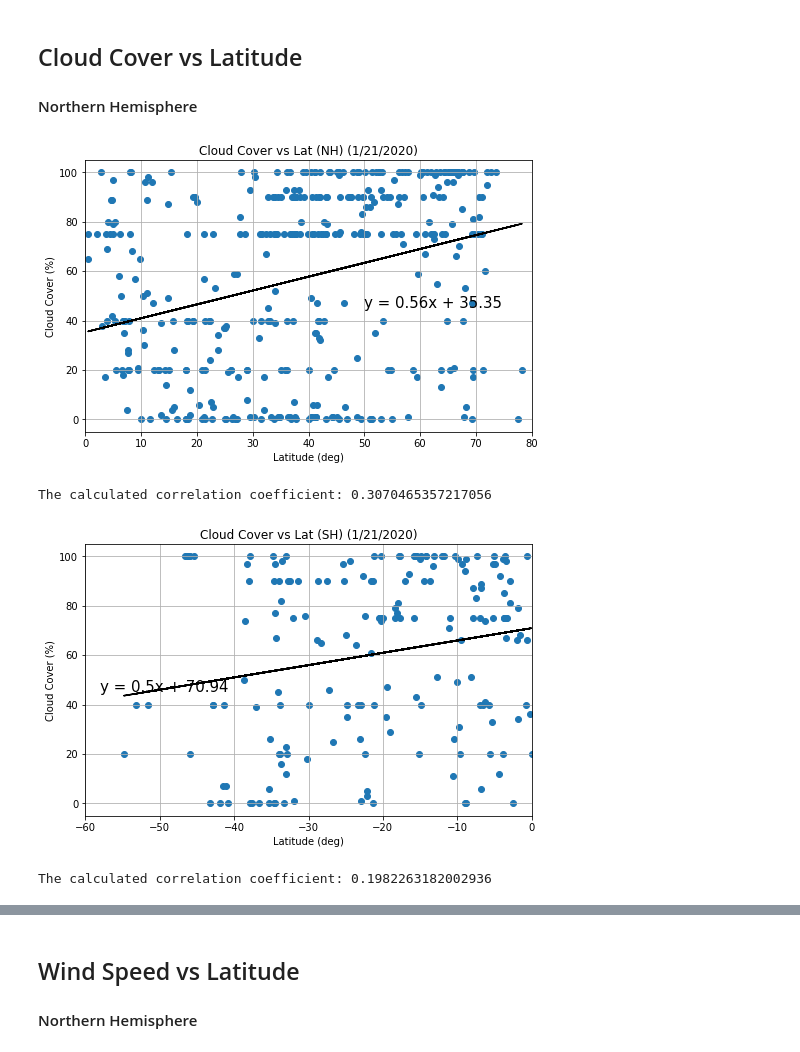
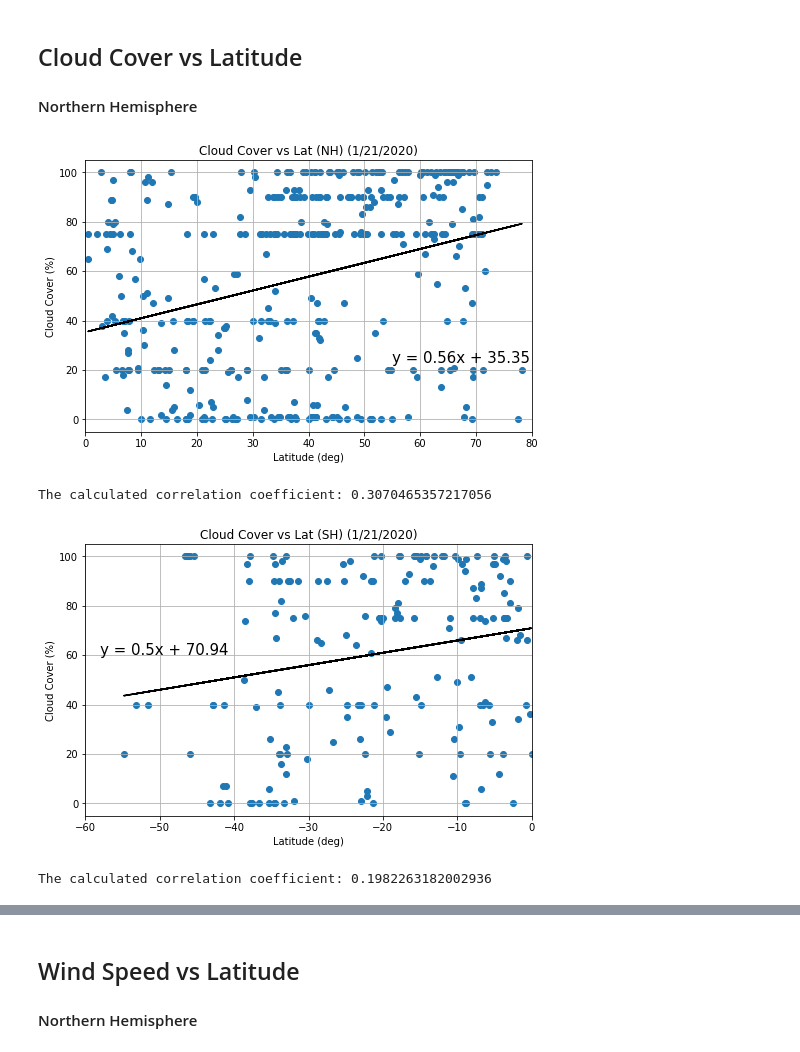
Before and after one commit to jpicca/python-api-challenge, a Jupyter notebook: WeatherPy/WeatherPy.ipynb, the cells around one changed output, grey strips where cells are left out. Saved outputs shown, nothing was run; the diff lists cells and outputs as text; code cells hidden in the pictures.

```diff
--- a/WeatherPy/WeatherPy.ipynb
+++ b/WeatherPy/WeatherPy.ipynb
@@ -134,3 +134,5 @@ day = time.gmtime(weatherDF.iloc[0,4])[2]
 formattedDate = f'{month}/{day}/{year}'
 # %%
 weatherDF.to_csv('../output_data/wxdata.csv',index=False)
+# %%
+weatherDF = pd.read_csv('../output_data/wxdata.csv')
@@ -269,26 +283,26 @@ The calculated correlation coefficient: 0.1139362026684663
 # %%
 df = weatherDF[['lat(deg)','cloudcover(%)']]
 df = df[df['lat(deg)'] > 0]
 
 fig, cc = plotter(df['lat(deg)'],df['cloudcover(%)'],f'Cloud Cover vs Lat (NH) ({formattedDate})','Latitude (deg)',
-                  'Cloud Cover (%)',(50,45),[0,80],[-5,105])
+                  'Cloud Cover (%)',(55,23),[0,80],[-5,105])
 
 print(f'The calculated correlation coefficient: {cc}')
 
 fig.savefig('../output_data/cloudNH.png',dpi=300)
 # %% [output]
-[figure, old version]
+[figure, new version]
 The calculated correlation coefficient: 0.3070465357217056
 # %%
 df = weatherDF[['lat(deg)','cloudcover(%)']]
 df = df[df['lat(deg)'] < 0]
 
 fig, cc = plotter(df['lat(deg)'],df['cloudcover(%)'],f'Cloud Cover vs Lat (SH) ({formattedDate})','Latitude (deg)',
-                  'Cloud Cover (%)',(-58,45),[-60,0],[-5,105])
+                  'Cloud Cover (%)',(-58,60),[-60,0],[-5,105])
 
 print(f'The calculated correlation coefficient: {cc}')
 
 fig.savefig('../output_data/cloudSH.png',dpi=300)
 # %% [output]
-[figure, old version]
+[figure, new version]
 The calculated correlation coefficient: 0.1982263182002936
```
Also changed, not shown: parts of 7 cells of this notebook, 1 other file.
